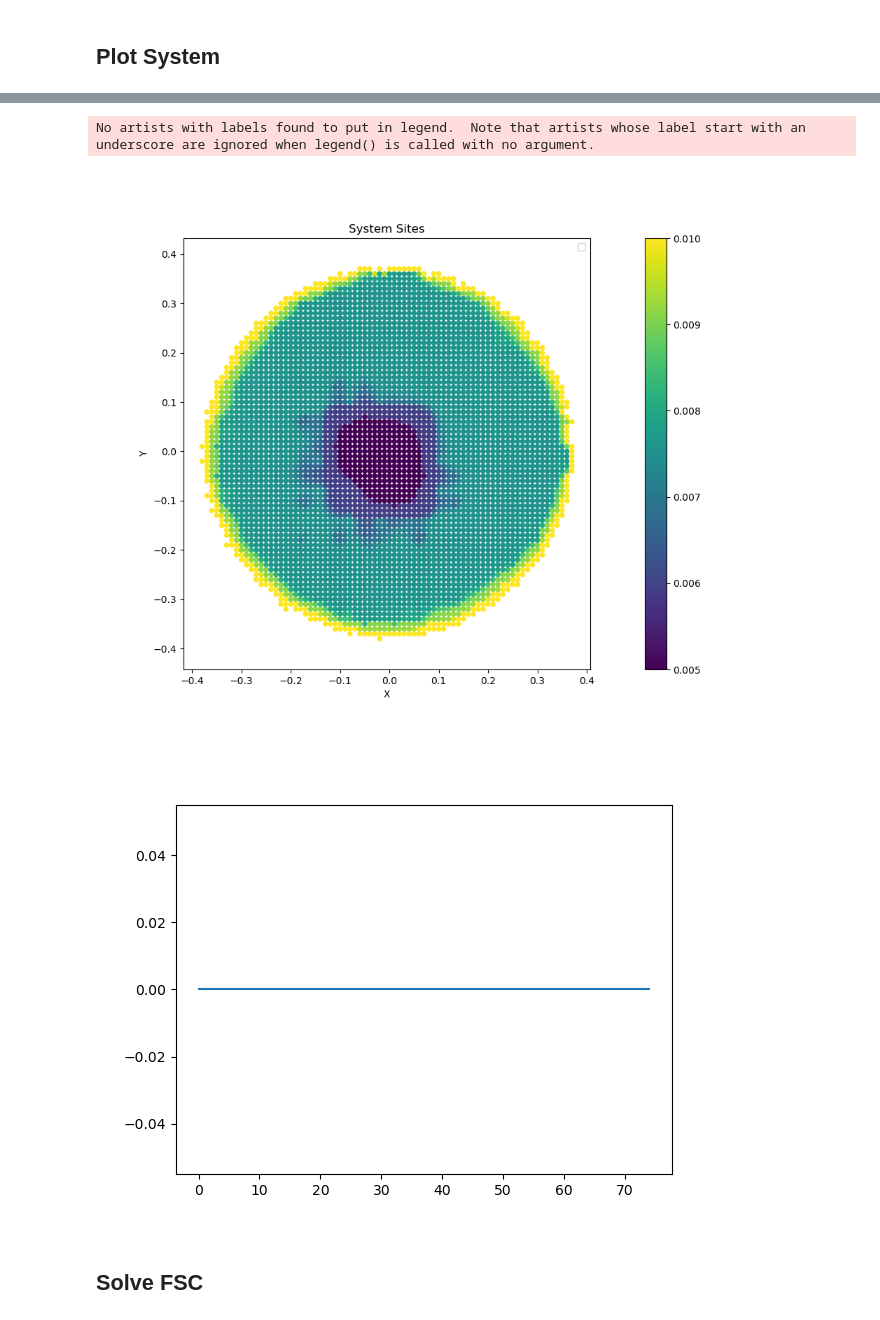
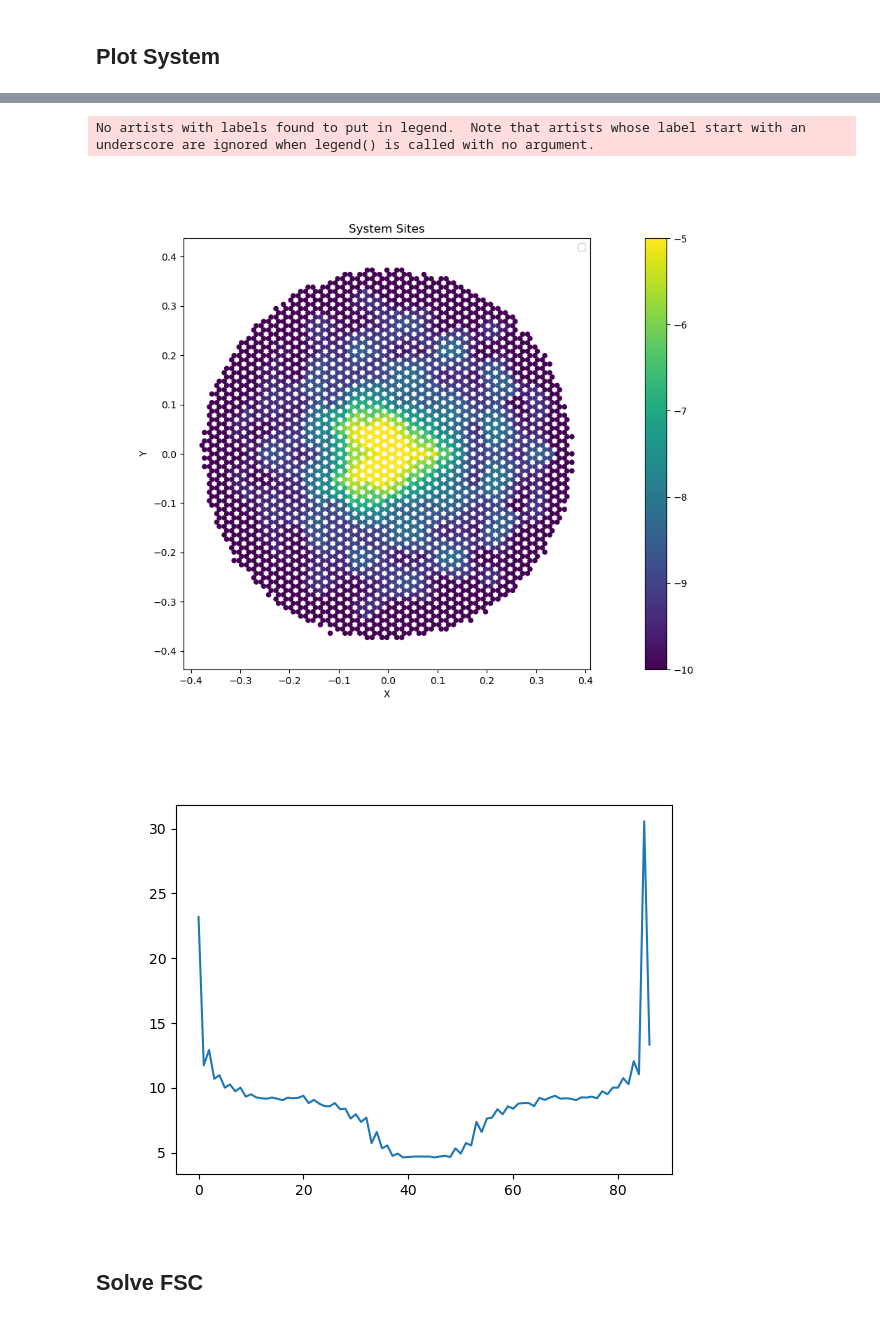
Before and after one commit to yzhaoo/EQuantum, a Jupyter notebook: dotgate.ipynb, the cells around one changed output, grey strips where cells are left out. Cells and saved outputs as stored; diff of their text form; code cells hidden in the pictures.

```diff
--- a/dotgate.ipynb
+++ b/dotgate.ipynb
@@ -66,4 +72,4 @@ syst.export_sites(filename=setuppath+"sites.json")
 # %%
-config_file=setuppath+"0005.json"
+config_file=setuppath+"001_hc.json"
 syst=System(geoparams,config_file=config_file,ifqsystem=True,quantum_builder="default")
 # %% [output]
@@ -73,10 +81,10 @@ Voronoi cells have been created.
 # %%
-qparams={'Ufunc': lambda x:0,'phi':2.8}
+qparams={'Ufunc': lambda x:0,'phi':0.02}
 fsc=FSC(syst,ifinitial=False,params=qparams)
 # %% [output]
 The quantum problem has been initialized.
 # %%
-fsc.update_BC(syst,'gate','potential',5)
-fsc.update_BC(syst,'backgate','potential',-10,ifinitial=True)
+fsc.update_BC(syst,'gate','potential',30)
+fsc.update_BC(syst,'backgate','potential',-50,ifinitial=True)
 # %% [output]
 The poisson problem has been initialized.
@@ -144,20 +165,20 @@ No artists with labels found to put in legend.  Note that artists whose label st
 # %%
 indicate=np.zeros(len(fsc.Qsites))
-indicate[1335]=1
-plotdata=fsc.Ui[fsc.Qsites]
+#indicate[1335]=1
+plotdata=fsc.ni[fsc.Qsites]
 #plotdata=dUdn[1]
 #plotdata=pot
-fsc.plot_qsystem(plotdata,vmin=0.005,vmax=0.01)
+fsc.plot_qsystem(-plotdata,vmin=-10,vmax=-5)
 # %% [output]
 No artists with labels found to put in legend.  Note that artists whose label start with an underscore are ignored when legend() is called with no argument.
-[figure, old version]
+[figure, new version]
 # %%
-cut_idx=[idx for idx in range(len(fsc.sites)) if np.abs(fsc.sites[idx].coordinates[0])<0.001 and fsc.sites[idx].material=='Qsystem']
+cut_idx=[idx for idx in range(len(fsc.sites)) if np.abs(fsc.sites[idx].coordinates[0])<0.01 and fsc.sites[idx].material=='Qsystem']
 plt.figure()
-plt.plot(fsc.Ui[cut_idx])
+plt.plot(fsc.ni[cut_idx])
 plt.show()
 # %% [output]
-[figure, old version]
+[figure, new version]
 # %% [markdown]
 ## Solve FSC
 # %%
```
Also changed, not shown: parts of 16 cells of this notebook, 11 other files.
